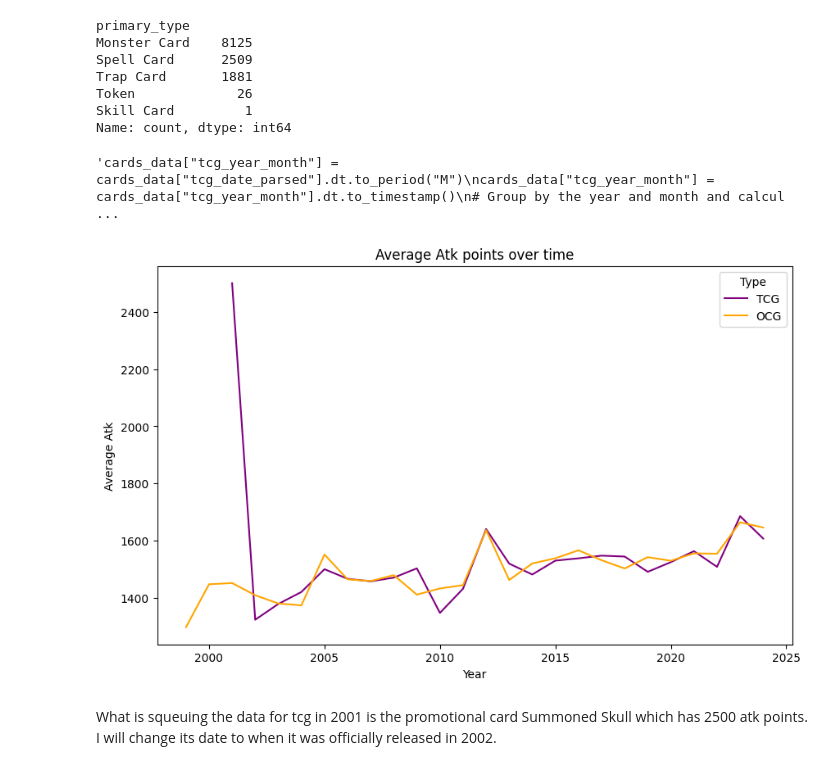
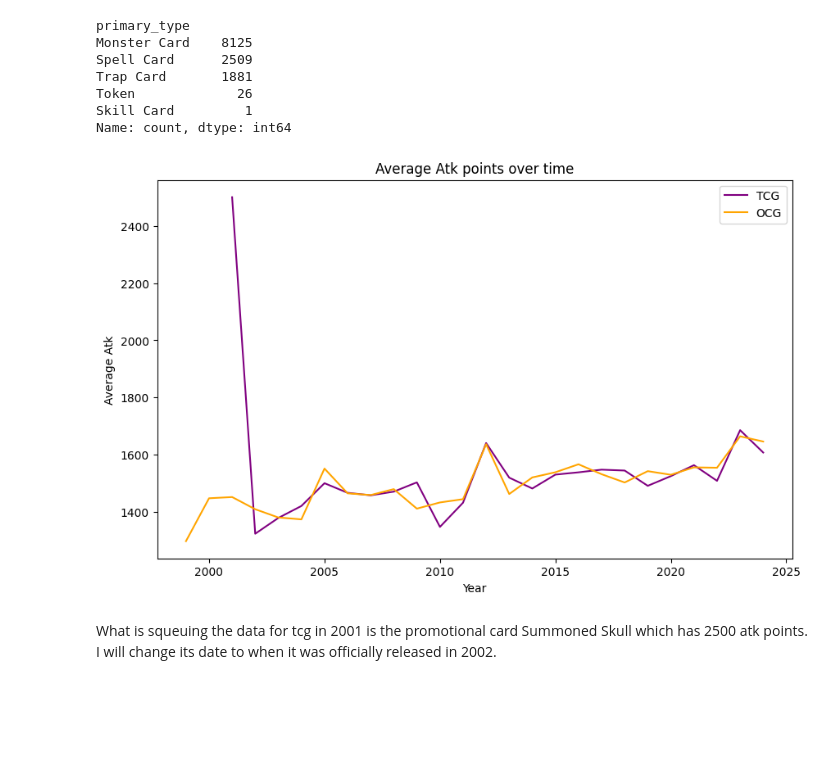
Before and after one commit to HanaeBonnafoux/yugioh, a Jupyter notebook: yu-gi-oh-s-evolution-through-the-cards.ipynb, the cells around one changed output. Cells and saved outputs as stored; diff of their text form; code cells hidden in the pictures; blank space fills up the shorter version.

```diff
--- a/yu-gi-oh-s-evolution-through-the-cards.ipynb
+++ b/yu-gi-oh-s-evolution-through-the-cards.ipynb
@@ -312,44 +353,27 @@ Token             26
 Skill Card         1
 Name: count, dtype: int64
 # %%
-'''cards_data["tcg_year_month"] = cards_data["tcg_date_parsed"].dt.to_period("M")
-cards_data["tcg_year_month"] = cards_data["tcg_year_month"].dt.to_timestamp()
 # Group by the year and month and calculate the mean attack points
 avg_atk_tcg = cards_data[cards_data["primary_type"]=="Monster Card"].groupby("tcg_year")["atk"].mean().reset_index()
 avg_atk_ocg = cards_data[cards_data["primary_type"]=="Monster Card"].groupby("ocg_year")["atk"].mean().reset_index()
-print(avg_atk_tcg.head())
-print(avg_atk_ocg.head())
 
-sns.relplot(data=avg_atk_tcg, x="tcg_year", y="atk", kind="line")
-sns.relplot(data=avg_atk_ocg, x="ocg_year", y="atk", kind="line")
-plt.title("Average Atk points over time")
+# Create a single plot with multiple subplots (one for each line plot)
+fig, ax = plt.subplots(figsize=(10, 6))
+
+# Plot the TCG data
+sns.lineplot(data=avg_atk_tcg, x="tcg_year", y="atk", ax=ax, label="TCG", color='purple')
+
+# Plot the OCG data
+sns.lineplot(data=avg_atk_ocg, x="ocg_year", y="atk", ax=ax, label="OCG", color='orange')
+
+# Customize plot
+ax.set_title("Average Atk points over time")
+ax.set_xlabel("Year")
+ax.set_ylabel("Average Atk")
+
 plt.show()
-'''
 # %% [output]
-'cards_data["tcg_year_month"] = cards_data["tcg_date_parsed"].dt.to_period("M")\ncards_data["tcg_year_month"] = cards_data["tcg_year_month"].dt.to_timestamp()\n# Group by the year and month and calcul ...
+[figure, added]
-# %%
-# Group by the year and month and calculate the mean attack points
-avg_atk_tcg = cards_data[cards_data["primary_type"]=="Monster Card"].groupby("tcg_year")["atk"].mean().reset_index()
-avg_atk_ocg = cards_data[cards_data["primary_type"]=="Monster Card"].groupby("ocg_year")["atk"].mean().reset_index()
-
-# Create a single plot with multiple subplots (one for each line plot)
-fig, ax = plt.subplots(figsize=(10, 6))  # Customize size as needed
-
-# Plot the TCG data
-sns.lineplot(data=avg_atk_tcg, x="tcg_year", y="atk", ax=ax, label="TCG", color='purple')
-
-# Plot the OCG data
-sns.lineplot(data=avg_atk_ocg, x="ocg_year", y="atk", ax=ax, label="OCG", color='orange')
-
-# Customize plot
-ax.set_title("Average Atk points over time")
-ax.set_xlabel("Year")
-ax.set_ylabel("Average Atk")
-ax.legend(title="Type")  # Add a legend to distinguish between TCG and OCG
-
-plt.show()
-# %% [output]
-[figure, removed]
 # %% [markdown]
 What is squeuing the data for tcg in 2001 is the promotional card Summoned Skull which has 2500 atk points. I will change its date to when it was officially released in 2002.
 # %%
```
Also changed, not shown: parts of 8 cells of this notebook.
